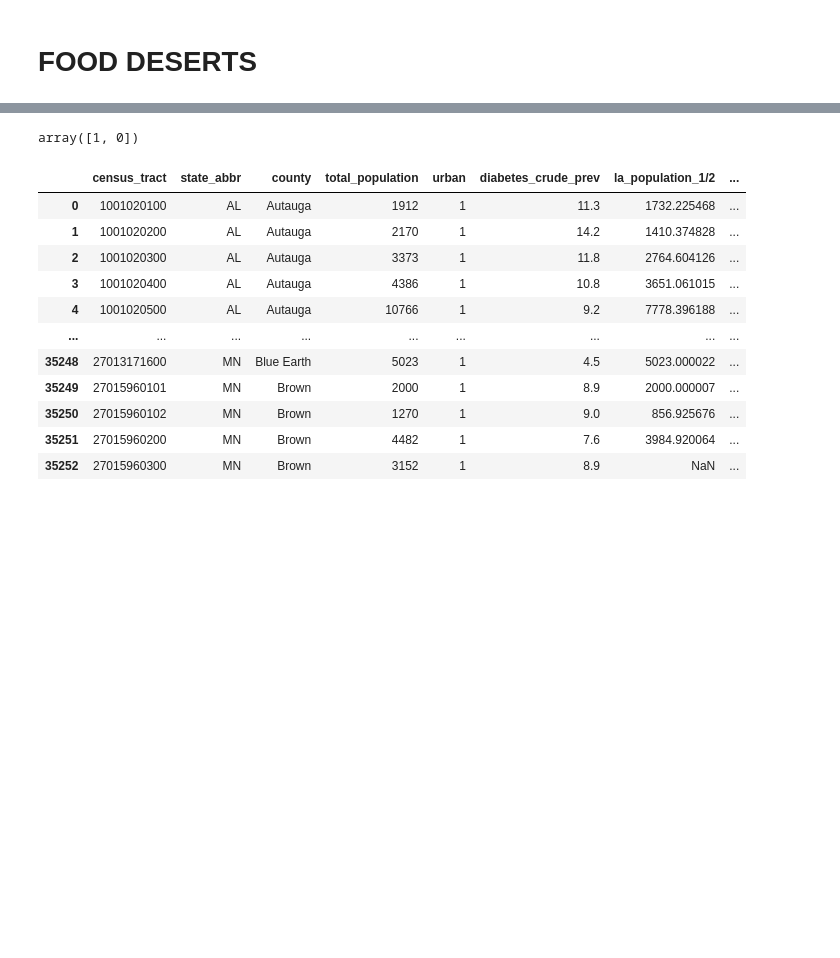
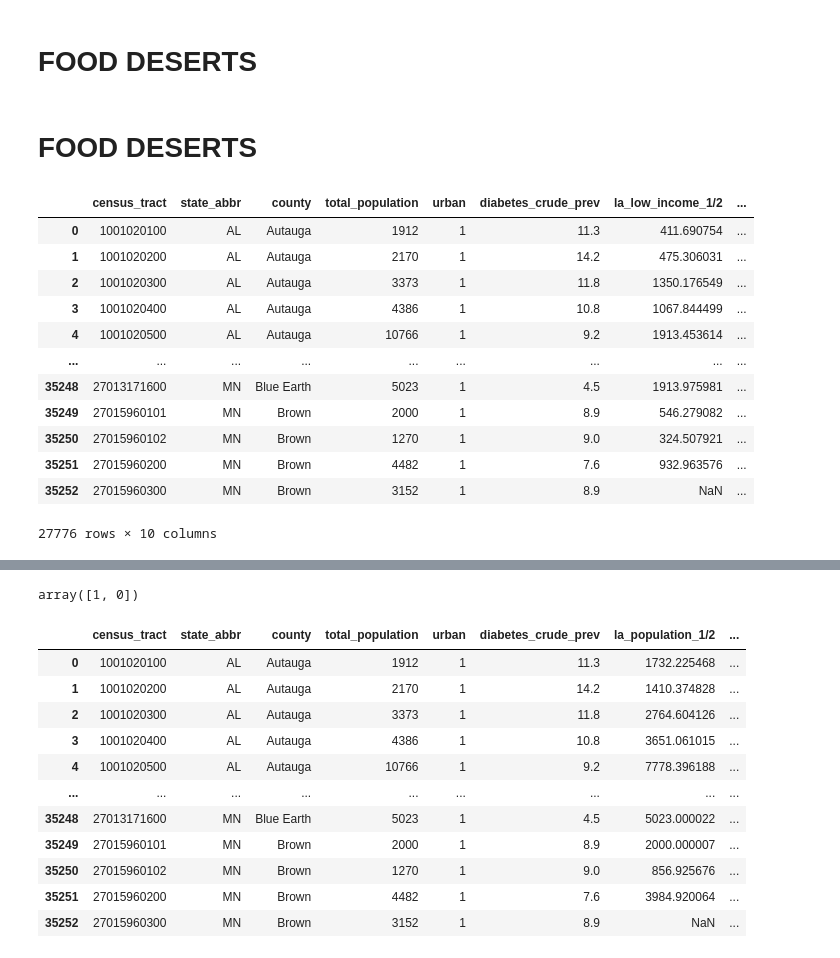
Before and after one commit to cowens87/ds4a_food_deserts, a Jupyter notebook: data_distributions.ipynb, the cells around one changed output, grey strips where cells are left out. Drawn from its saved outputs; the diff is of its cells as text; code cells hidden in the pictures; blank space fills up the shorter version.

```diff
--- a/data_distributions.ipynb
+++ b/data_distributions.ipynb
@@ -1,2 +1,4 @@
 # %% [markdown]
 # FOOD DESERTS
+# %% [markdown]
+# FOOD DESERTS
@@ -2,0 +29,20 @@
+# %%
+# filter out non-urban areas
+urban_data = filtered_data[filtered_data.urban != 0]
+urban_data['urban'].unique() # confirms only urban = 1 is in dataset
+# len(urban_data['state_abbr'].unique())
+urban_data
+# %% [output]
+|  | census_tract | state_abbr | county | total_population | urban | diabetes_crude_prev | la_low_income_1/2 | ... |
+| 0 | 1001020100 | AL | Autauga | 1912 | 1 | 11.3 | 411.690754 | ... |
+| 1 | 1001020200 | AL | Autauga | 2170 | 1 | 14.2 | 475.306031 | ... |
+| 2 | 1001020300 | AL | Autauga | 3373 | 1 | 11.8 | 1350.176549 | ... |
+| 3 | 1001020400 | AL | Autauga | 4386 | 1 | 10.8 | 1067.844499 | ... |
+| 4 | 1001020500 | AL | Autauga | 10766 | 1 | 9.2 | 1913.453614 | ... |
+| ... | ... | ... | ... | ... | ... | ... | ... | ... |
+| 35248 | 27013171600 | MN | Blue Earth | 5023 | 1 | 4.5 | 1913.975981 | ... |
+| 35249 | 27015960101 | MN | Brown | 2000 | 1 | 8.9 | 546.279082 | ... |
+| 35250 | 27015960102 | MN | Brown | 1270 | 1 | 9.0 | 324.507921 | ... |
+| 35251 | 27015960200 | MN | Brown | 4482 | 1 | 7.6 | 932.963576 | ... |
+| 35252 | 27015960300 | MN | Brown | 3152 | 1 | 8.9 | NaN | ... |
+27776 rows × 10 columns
```
Also changed, not shown: parts of 11 cells of this notebook.
